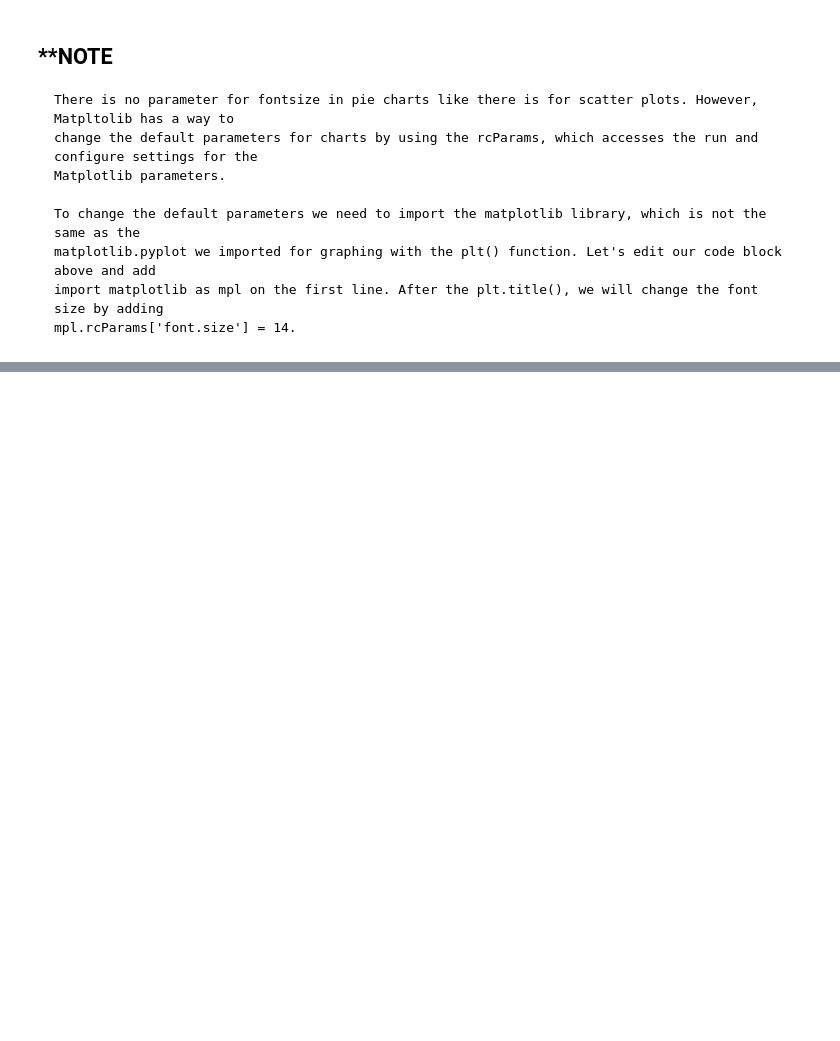
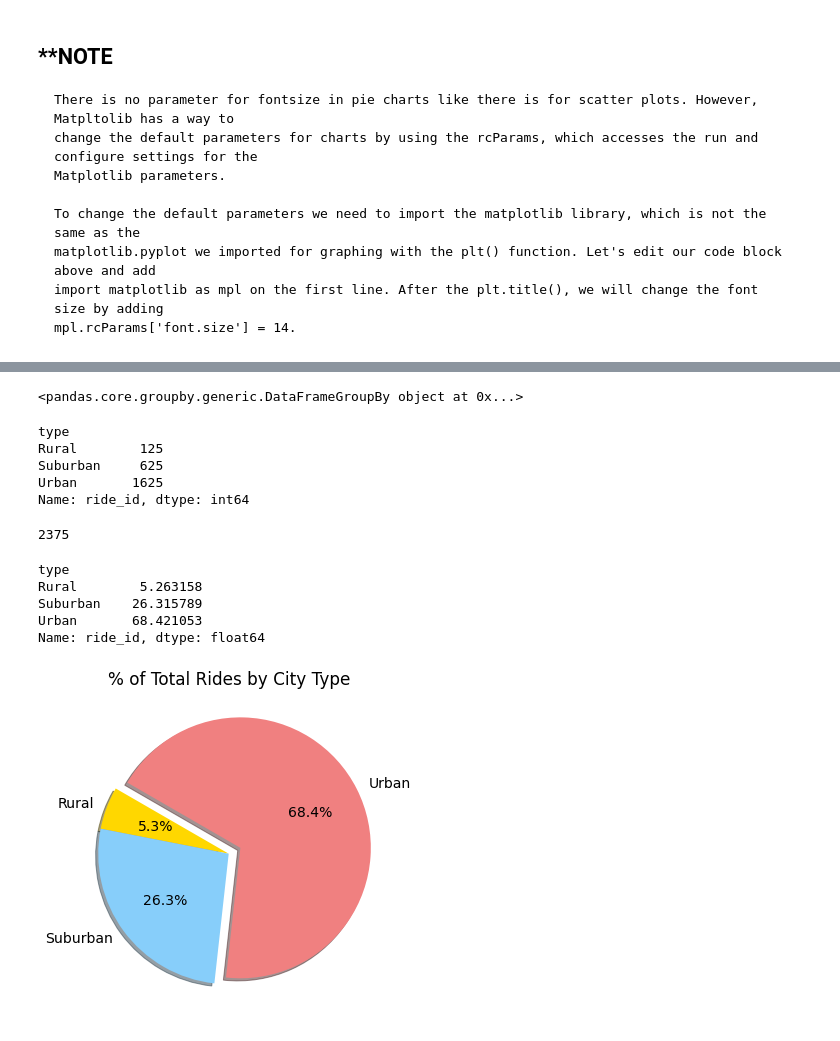
Before and after one commit to AveryCorniell/PyBer_Analysis, a Jupyter notebook: PyBer.ipynb, the cells around one changed output, grey strips where cells are left out. Saved outputs shown, nothing was run; the diff lists cells and outputs as text; code cells hidden in the pictures; blank space fills up the shorter version.

Commit message:
Pie Chart2

```diff
--- a/PyBer.ipynb
+++ b/PyBer.ipynb
@@ -1136,0 +1156,59 @@ plt.show()
+# %%
+# Group by the type of city
+pyber_data_df.groupby(["type"])
+# %% [output]
+<pandas.core.groupby.generic.DataFrameGroupBy object at 0x...>
+# %%
+# Get the Series with the total number of rides for each city type
+pyber_data_df.groupby(["type"]).count()["ride_id"]
+# %% [output]
+type
+Rural        125
+Suburban     625
+Urban       1625
+Name: ride_id, dtype: int64
+# %%
+# Get the number of total rides using the count() function
+pyber_data_df["ride_id"].count()
+# %% [output]
+2375
+# %%
+# Calculate the percentage of rides for each city type.
+ride_percents = 100 * pyber_data_df.groupby(["type"]).count()["ride_id"] / pyber_data_df["ride_id"].count()
+ride_percents
+# %% [output]
+type
+Rural        5.263158
+Suburban    26.315789
+Urban       68.421053
+Name: ride_id, dtype: float64
+# %%
+# 5.6.2 Pie Chart for Percentage of Rides by City Type
+    # create a pie chart for the percentage of rides by city type,
+    # each wedge represents a city and its percentage of the total rides.
+
+# Build Pie Chart percentage of rides by city type
+    # Copy the code block that created the percentage of fares for each city pie chart, and make the following changes:
+        # replace type_percents with ride_percents, which will represent the values for each pie wedge.
+        # use the same arrays for labels and colors as before.
+        # use the same parameters, explode, autopct, shadow=True, and startangle=150 as before.
+        # change the font size with mpl.rcParams['font.size'] = 14 as before.
+            # There is no need to import matplotlib as mpl, since this was already done for the previous pie chart.
+        # change the title to "% of Total Rides by City Type."
+        # save the figure as Fig6.png.
+plt.subplots(figsize=(10, 6))
+plt.pie(ride_percents,
+    labels=["Rural", "Suburban", "Urban"],
+    colors=["gold", "lightskyblue", "lightcoral"],
+    explode=[0, 0, 0.1],
+    autopct='%1.1f%%',
+    shadow=True, startangle=150)
+plt.title("% of Total Rides by City Type")
+# Change the default font size from 10 to 14.
+mpl.rcParams['font.size'] = 14
+# Save Figure
+plt.savefig("analysis/Fig6.png")
+# Show Figure
+plt.show()
+# %% [output]
+[figure, added]
```
Also changed, not shown: parts of 3 cells of this notebook.
